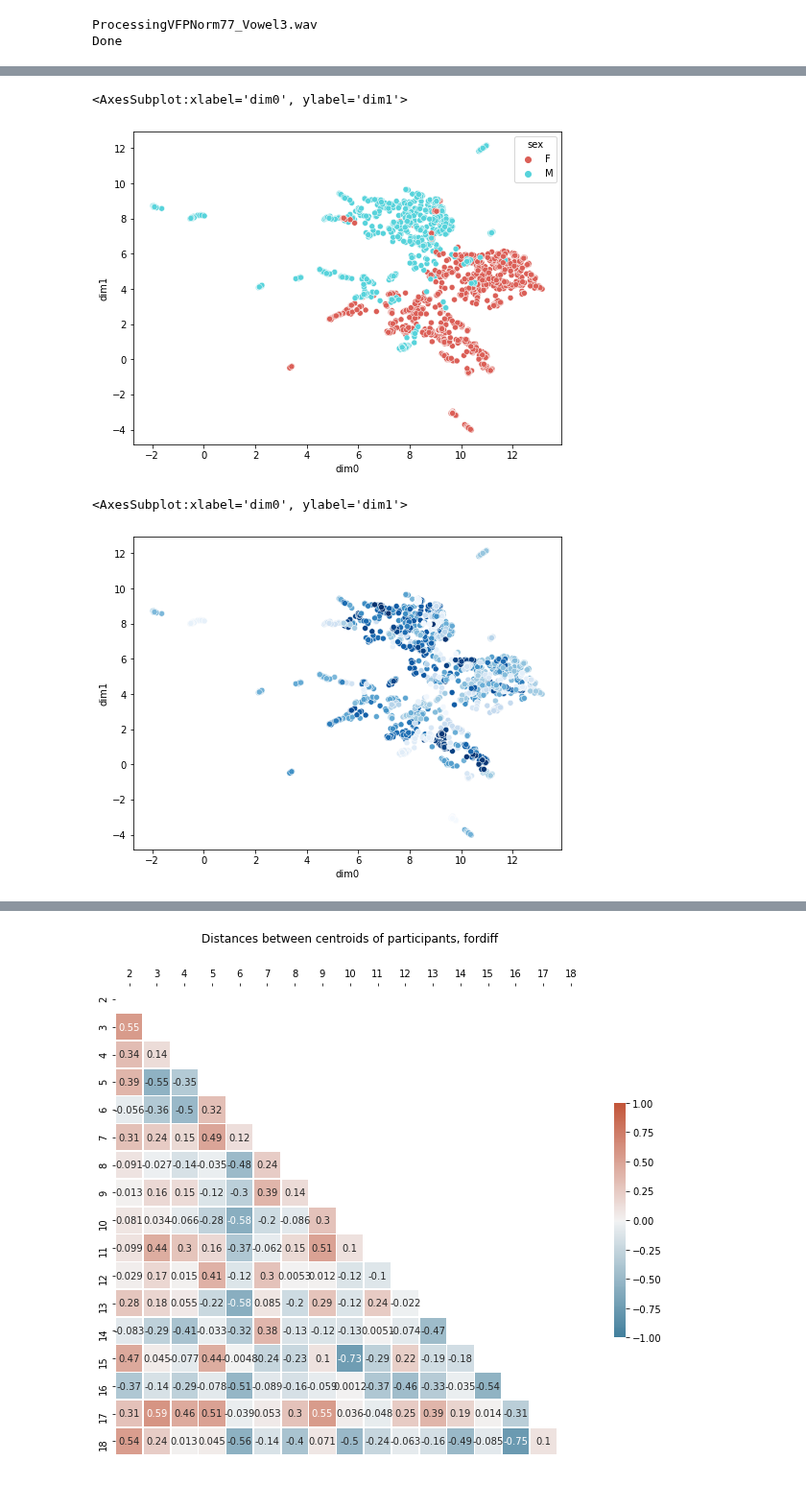
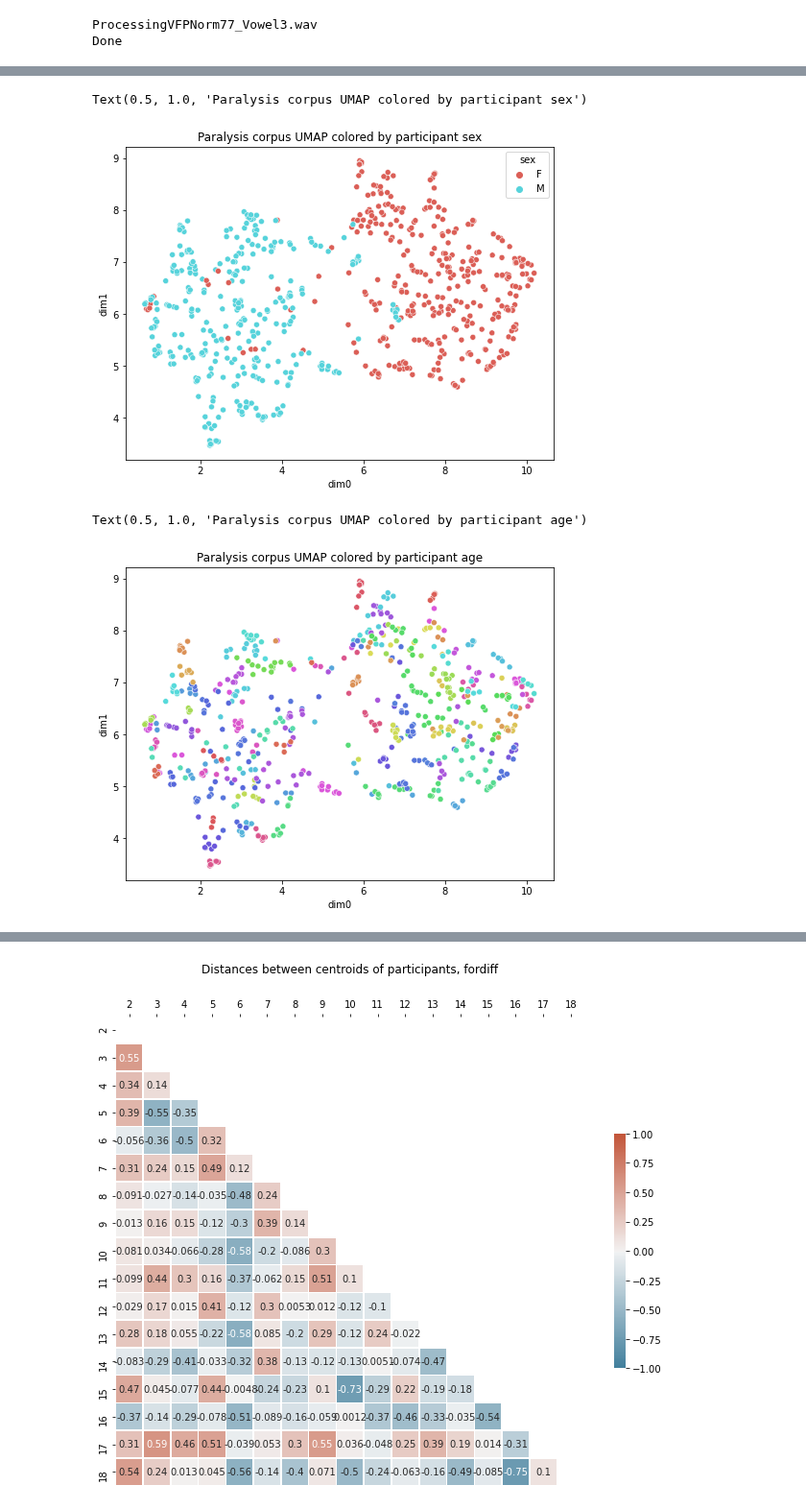
Before and after one commit to Rahul-Brito/infantvoice, a Jupyter notebook: pyannoteTest.ipynb, the cells around one changed output, grey strips where cells are left out. Shown at 96% size. Saved outputs shown, nothing was run; the diff lists cells and outputs as text; code cells hidden in the pictures.

```diff
--- a/pyannoteTest.ipynb
+++ b/pyannoteTest.ipynb
@@ -106,7 +108,7 @@ def extract_embeddings(datalocation, samptype, save_dir, save_name, save=False):
                 for i in range(0, embeddings.data.shape[0]):
                     sid_per_sample.append(filename[0:2])
 
-            elif samptype == 'paralysis':
+            elif 'paralysis' in samptype:
                 # obtain raw SAD scores (as `pyannote.core.SlidingWindowFeature` instance), binarize raw SAD scores
                 # NOTE: both onset/offset values were tuned on AMI dataset. you might need to use different values for better results
                 sad_scores = sad(one_file)
@@ -298,7 +300,7 @@ def plot_2Ddata(X2d, dimreduc, samptype, colors):
     fig, ax = plt.subplots(1, figsize=(11,9))
     #for x, y, w, t in zip(X2d.dim0, X2d.dim1, X2d.first_sample, X2d.index):
 
-    if samptype == 'paralysis':
+    if 'paralysis' in samptype:
         for x, y, t in zip(X2d.dim0, X2d.dim1, X2d['part'].str.slice(0,2).to_numpy(dtype = 'int32')):
         #    #plt.text(x, y, w, color=colors[t-1], fontsize=10)
             plt.text(x, y, str(t), color=colors[t-1], fontsize=10)
@@ -317,7 +319,7 @@ def plot_2Ddata(X2d, dimreduc, samptype, colors):
     plt.show()
 
 def gen_color_code(X2d, name):
-    colors = sns.color_palette("Paired", len(X2d['part'].unique()))
+    colors = sns.color_palette("Paired", len(X2d['part'].unique())+1)
     #colors[13:]=sns.color_palette("hls")
     #colors[10] = (0,0,0)
     cmap = {}
@@ -326,7 +328,7 @@ def gen_color_code(X2d, name):
     #.str.slice(0,2).to_numpy(dtype = 'int32')
     #X2d['c_clust'] = X2d.clusterSC.map(cmap)
 
-    if name == 'paralysis':
+    if 'paralysis' in name:
         X2d['c_part'] = [colors[z-1] for z in X2d['part'].str.slice(0,2).to_numpy(dtype = 'int32')]
     else:
         X2d['c_part'] = [colors[z-1] for z in X2d['part'].str.slice(0,2)]
@@ -468,9 +470,19 @@ io = 'C:\\Users\\MrBrito\\Documents\\_Grad_School\\Rotations\\Satra\\egemaps_ana
 
 demo = pd.read_csv(io)
 # %%
+#all_data['paralysis']['cond']=all_data['paralysis'].part.str.slice(2)
+#data = all_data['paralysis']
+
 all_data['paralysis']['cond']=all_data['paralysis'].part.str.slice(2)
 data = all_data['paralysis']
 
+#all_data['paralysis_emb']['cond']=all_data['paralysis_emb'].part.str.slice(2)
+#data = all_data['paralysis_emb']
+
 #out = get_cluster_data(data[data.cond=='n'], 'paralysis', 3, "euclidean", plot=False)
 #out = get_cluster_data(data[data.sno!='S'], 'paralysis', 3, "euclidean", plot=True)
-out = get_cluster_data(data, 'paralysis', 3, "euclidean", plot=False)
+out = get_cluster_data(data[(data.sno!='S') & (data.cond=='n')], 'paralysis', 3, "euclidean", plot=True)
+#out = get_cluster_data(data, 'paralysis', 3, "euclidean", plot=False)
+
+
+#out = get_cluster_data(data[data.sno!='S'], 'paralysis_emb', 3, "euclidean", plot=True)
@@ -501,25 +515,25 @@ fig1, ax = plt.subplots(1, figsize=(8,6))
 sns.scatterplot(x=X2d.dim0, y=X2d.dim1, hue=X2d.sex, palette=scol)
 plt.title('Paralysis corpus UMAP colored by participant sex')
 # %% [output]
-<AxesSubplot:xlabel='dim0', ylabel='dim1'>
+Text(0.5, 1.0, 'Paralysis corpus UMAP colored by participant sex')
-[figure, old version]
+[figure, new version]
 # %%
-acol = sns.color_palette("Blues", len(demo.Age.unique()))
+acol = sns.color_palette("hls", len(demo.Age.unique()))
 ages = np.sort(demo.Age.unique())
 amap ={}
 [amap.update({ages[z]: acol[z]}) for z in range(len(ages))]
 
 a=demo.set_index(demo.ID.str.slice(-2))['Age']
 b = a.to_dict()
 X2d['age']=X2d.part.str.slice(0,2).map(b)
 X2d['age_col']=X2d.age.map(amap)
 
 fig1, ax = plt.subplots(1, figsize=(8,6))
 sns.scatterplot(x=X2d.dim0, y=X2d.dim1, c=X2d.age_col)
 plt.title('Paralysis corpus UMAP colored by participant age')
 # %% [output]
-<AxesSubplot:xlabel='dim0', ylabel='dim1'>
+Text(0.5, 1.0, 'Paralysis corpus UMAP colored by participant age')
-[figure, old version]
+[figure, new version]
 # %%
 colors=sns.color_palette("mako", 2)
 cmap = {'n': colors[0], 'v': colors[1]}
```
Also changed, not shown: parts of 7 cells of this notebook, 3 other files.
